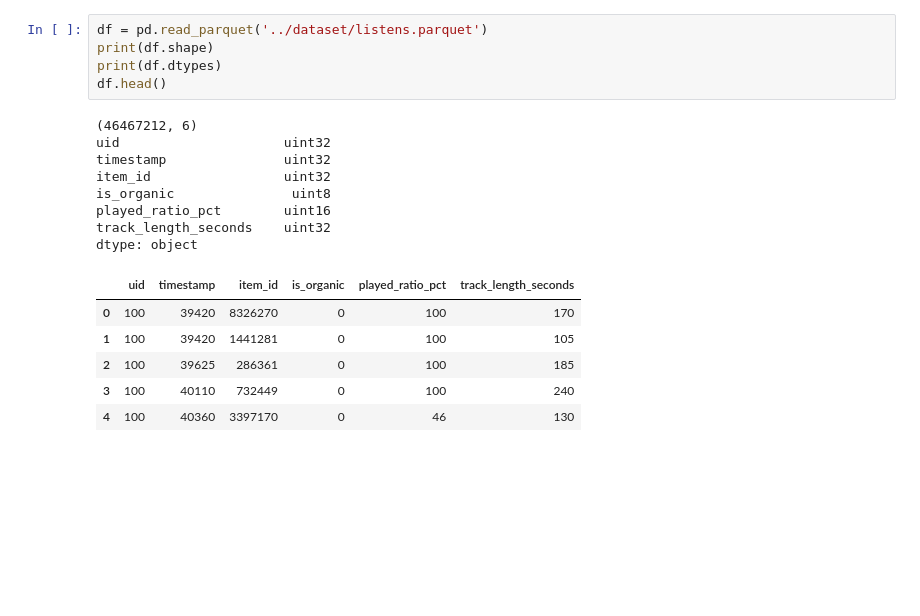
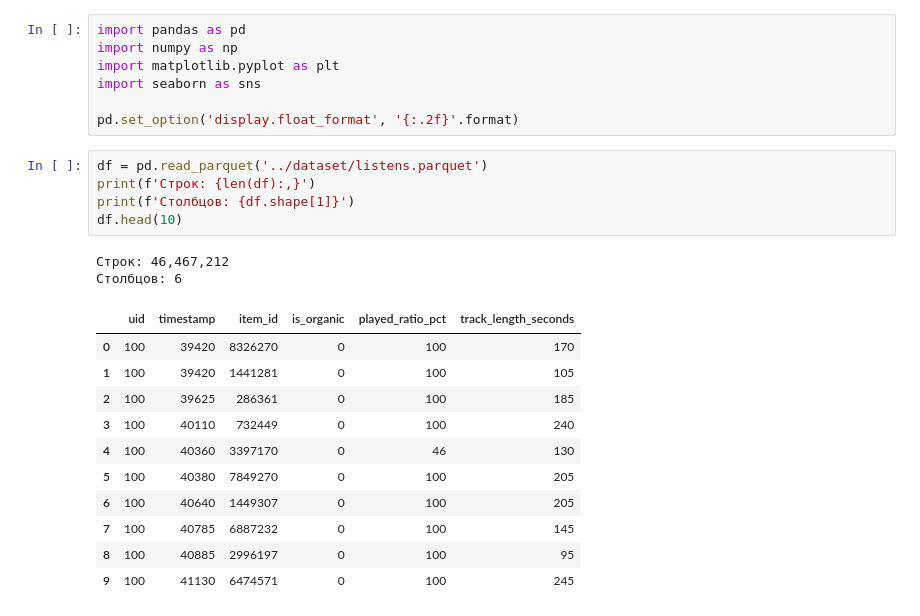
Before and after one commit to klarness/yandex-music-eda, a Jupyter notebook: src/yandex-music-eda.ipynb, the cells around one changed output. Drawn from its saved outputs; the diff is of its cells as text; blank space fills up the shorter version.

```diff
--- a/src/yandex-music-eda.ipynb
+++ b/src/yandex-music-eda.ipynb
@@ -3,20 +45,26 @@ import pandas as pd
+# %%
+import pandas as pd
+import numpy as np
+import matplotlib.pyplot as plt
+import seaborn as sns
+
+pd.set_option('display.float_format', '{:.2f}'.format)
 # %%
 df = pd.read_parquet('../dataset/listens.parquet')
-print(df.shape)
-print(df.dtypes)
-df.head()
+print(f'Строк: {len(df):,}')
+print(f'Столбцов: {df.shape[1]}')
+df.head(10)
 # %% [output]
-(46467212, 6)
-uid                     uint32
-timestamp               uint32
-item_id                 uint32
-is_organic               uint8
-played_ratio_pct        uint16
-track_length_seconds    uint32
-dtype: object
+Строк: 46,467,212
+Столбцов: 6
 |  | uid | timestamp | item_id | is_organic | played_ratio_pct | track_length_seconds |
 | 0 | 100 | 39420 | 8326270 | 0 | 100 | 170 |
 | 1 | 100 | 39420 | 1441281 | 0 | 100 | 105 |
 | 2 | 100 | 39625 | 286361 | 0 | 100 | 185 |
 | 3 | 100 | 40110 | 732449 | 0 | 100 | 240 |
 | 4 | 100 | 40360 | 3397170 | 0 | 46 | 130 |
+| 5 | 100 | 40380 | 7849270 | 0 | 100 | 205 |
+| 6 | 100 | 40640 | 1449307 | 0 | 100 | 205 |
+| 7 | 100 | 40785 | 6887232 | 0 | 100 | 145 |
+| 8 | 100 | 40885 | 2996197 | 0 | 100 | 95 |
+| 9 | 100 | 41130 | 6474571 | 0 | 100 | 245 |
```
Also changed, not shown: parts of 29 cells of this notebook.
